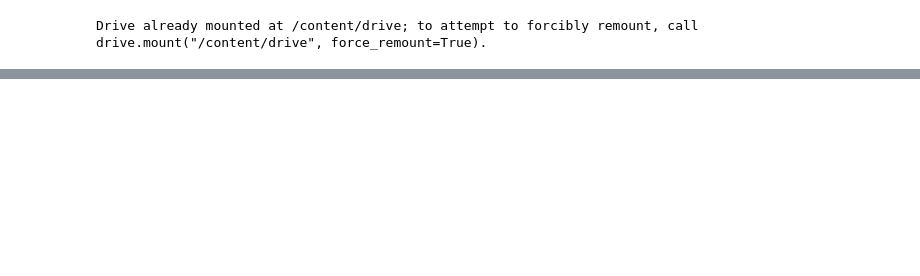
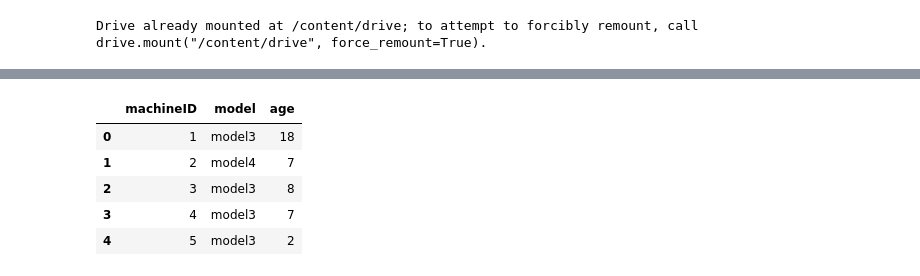
Before and after one commit to caldep/ds4a, a Jupyter notebook: notebooks/analisis_inicial.ipynb, the cells around one changed output, grey strips where cells are left out. Saved outputs shown, nothing was run; the diff lists cells and outputs as text; code cells hidden in the pictures; blank space fills up the shorter version.

```diff
--- a/notebooks/analisis_inicial.ipynb
+++ b/notebooks/analisis_inicial.ipynb
@@ -33,0 +93,10 @@ df_telemetry.head()
+# %%
+#Dataset de Equipos o Maquinas
+dataframe['machines'].head()
+# %% [output]
+|  | machineID | model | age |
+| 0 | 1 | model3 | 18 |
+| 1 | 2 | model4 | 7 |
+| 2 | 3 | model3 | 8 |
+| 3 | 4 | model3 | 7 |
+| 4 | 5 | model3 | 2 |
```
Also changed, not shown: parts of 12 cells of this notebook.
